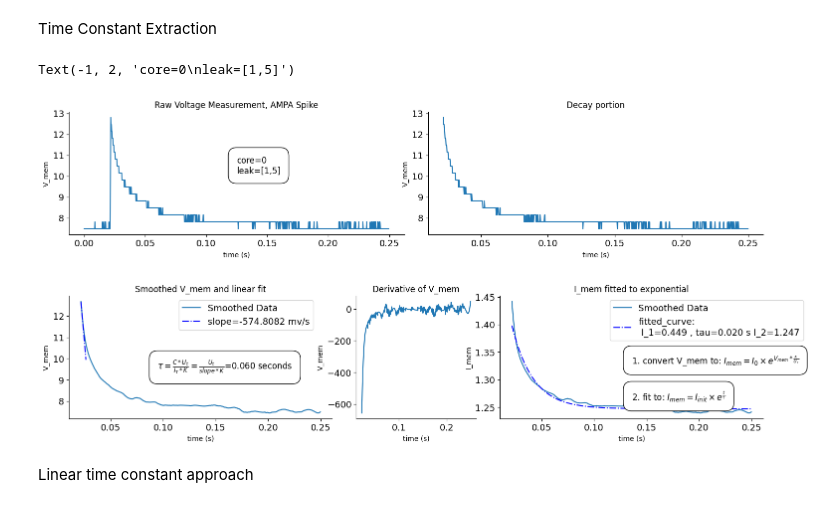
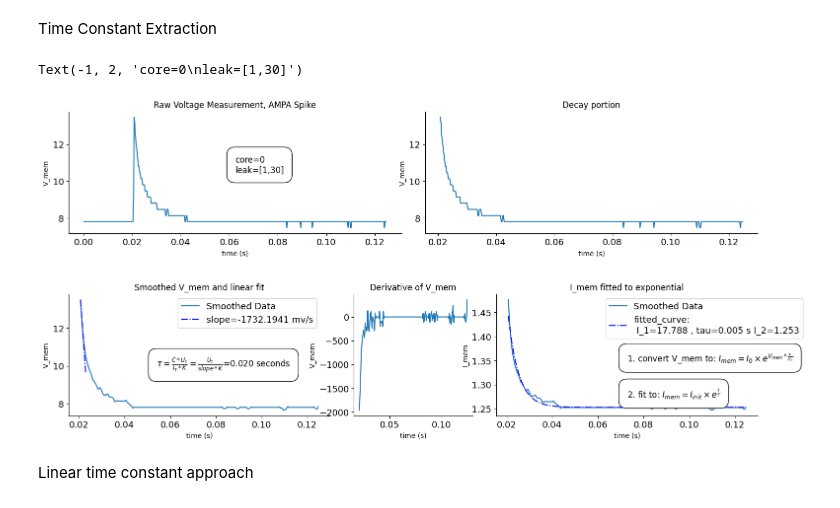
Before and after one commit to Aramatos/dynapse2_adaptation, a Jupyter notebook: Time_SYNAPSE_Inh.ipynb, the cells around one changed output. Drawn from its saved outputs; the diff is of its cells as text; code cells hidden in the pictures.

```diff
--- a/Time_SYNAPSE_Inh.ipynb
+++ b/Time_SYNAPSE_Inh.ipynb
@@ -92,18 +93,19 @@ time.sleep(0.1)
 <font size=10> Single Recording
 # %%
 #set test parameters
-test_type='AMPA'
+test_type='GABA_B'
 
-leak_coarse=1
-leak_fine=10
+leak_coarse=4
+leak_fine=30
 
-neuron_to_measure=11
+neuron_to_measure=30
 
 #set DC on neurons
 if test_type=='GABA_A' or test_type=='GABA_B':
-    set_parameter(myConfig.chips[0].cores[c].parameters,"SOIF_DC_P", 5, 200)
+    set_parameter(myConfig.chips[0].cores[core_to_measure].parameters,"SOIF_DC_P", 5, 250)
+    print('hi')
 elif test_type=='AMPA' or test_type=='NMDA':
-    set_parameter(myConfig.chips[0].cores[c].parameters,"SOIF_DC_P", 0, 0)
+    set_parameter(myConfig.chips[0].cores[core_to_measure].parameters,"SOIF_DC_P", 0, 0)
 
 
 #input_events=regular_gen(input_neuron,1,10,1)
@@ -120,7 +122,7 @@ elif test_type=='NMDA':
 elif test_type=='GABA_B':
     #set GABA B slow inhibitory substractive synapse parameters
     set_parameter(myConfig.chips[0].cores[core_to_measure].parameters, 'DEGA_ITAU_P',leak_coarse,leak_fine)# SST to PC
-    set_parameter(myConfig.chips[0].cores[core_to_measure].parameters, 'DEGA_IGAIN_P',3,80)
+    set_parameter(myConfig.chips[0].cores[core_to_measure].parameters, 'DEGA_IGAIN_P',0,0)
     input_events=isi_gen(input_neuron_4,[0],[0])
 elif test_type=='GABA_A':
     #set GABA A fast inhibitory shunt synapse parameters
@@ -135,6 +137,6 @@ model.apply_configuration(myConfig)
 time.sleep(0.1)
 
 #SAVE
-[time_values_1,voltages_1]=measure_spike(board,input_events,duration=.2,frequency=4000)
+[time_values_1,voltages_1]=measure_spike(board,input_events,duration=1,frequency=4000)
 recording_data_path = f'/home/hector/Documents/dynapse-se2-data/time_constant_recordings/{test_type}_test.npy'
 np.save(recording_data_path,[time_values_1,voltages_1])
@@ -182,7 +178,7 @@ elif test_type=='AMPA' or test_type=='NMDA':
 if test_type=='AMPA':
     #set ampa synapse parameters
     set_parameter(myConfig.chips[0].cores[core_to_measure].parameters,'DEAM_ETAU_P',0,30)
-    set_parameter(myConfig.chips[0].cores[core_to_measure].parameters,'DEAM_EGAIN_P',3,80)
+    set_parameter(myConfig.chips[0].cores[core_to_measure].parameters,'DEAM_EGAIN_P',3,160)
     input_events=isi_gen(input_neuron_1,[0],[0])
     print('AMPA')
 elif test_type=='NMDA':
@@ -219,14 +215,14 @@ if sweep == 'leak':
         change_synapse_leak(myConfig,test_type,model,core_to_measure,coarse_value,fine)
         spike_recording_data.append(measure_spike(board, input_events, duration=.5))
         data_dict['fine_values'].append(fine)
-        data_dict['coarse_value'].append(leak_coarse)
+        data_dict['coarse_value'].append(coarse_value)
 elif sweep == 'gain':
     for fine in fine_values:
         # twst sweep gain level of synapse
         change_synapse_gain(myConfig,test_type,model,core_to_measure,coarse_value,fine)
         spike_recording_data.append(measure_spike(board, input_events, duration=.5))
         data_dict['fine_values'].append(fine)
-        data_dict['coarse_value'].append(leak_coarse)
+        data_dict['coarse_value'].append(coarse_value)
 
 data_dict['spike_recording_data'] = spike_recording_data
 
@@ -410,7 +406,7 @@ Kappa=0.75
 recording_data_path = f'/home/hector/Documents/dynapse-se2-data/time_constant_recordings/{test_type}_test.npy'
 spike_recording_data = np.load(recording_data_path, allow_pickle=True)
 [raw_time, raw_voltage]=spike_recording_data
-recording_window=1000
+recording_window=500
 [raw_time, raw_voltage]=[raw_time[0:recording_window], raw_voltage[0:recording_window]]
 
 Butter=False
@@ -425,8 +421,8 @@ decay_voltage = voltage[np.argmax(voltage):]
 decay_time = raw_time[np.argmax(voltage):]
 
 # Smooth the data and take the derivative
-window_length = 100
-polyorder=5
+window_length = 15
+polyorder= 5
 voltage_smooth = savgol_filter(decay_voltage, window_length, polyorder)
 voltage_derivative = np.gradient(voltage_smooth, decay_time)
 
@@ -434,11 +430,11 @@ voltage_derivative = np.gradient(voltage_smooth, decay_time)
 beta = .75/26
 I_mem = np.exp((voltage_smooth) * beta)
 initial_guess = [max(I_mem), 1, 0.02]
-params, params_covariance = curve_fit(exp_func, decay_time, I_mem, p0=initial_guess, bounds=([0, 0, -2], [np.inf, 2, 2]))
+params, params_covariance = curve_fit(exp_func, decay_time, I_mem, p0=initial_guess, bounds=([0, 0, -2], [1000, 2, 2]))
 
 # Linear Fit
-window_2=20
-window=7
+window_2=10
+window=5
 model_linear = LinearRegression()
 model_linear.fit(decay_time[0:window].reshape(-1, 1), voltage_smooth[0:window])
 y_pred = model_linear.predict(decay_time[0:window].reshape(-1, 1))
@@ -480,35 +476,35 @@ ax5.set_title('I_mem fitted to exponential')
 ax1.set_ylabel('V_mem')
 ax2.set_ylabel('V_mem')
 ax3.set_ylabel('V_mem')
 ax4.set_ylabel('V_mem')
 ax5.set_ylabel('I_mem')
 
 axes=[ax1,ax2,ax3,ax4,ax5]
 for i in axes:
     i.set_xlabel('time (s)')
     i.tick_params(axis='both', which='major', labelsize=13)
     i.spines['right'].set_visible(False)
     i.spines['top'].set_visible(False)
 
 # Show the plot
 plt.text(.50, .45, r'1. convert V_mem to: $I_{mem}=I_{0} \times e^{V_{mem}*\frac{\kappa}{U_{T}}}$', fontsize=12,
      bbox=dict(facecolor='white', edgecolor='black', boxstyle='round,pad=1'),
      transform=plt.gca().transAxes)
 
 plt.text(-1.3, .4, r'$\tau=\frac{C * U_{t}}{I_{\tau} *K}=\frac{U_{t}}{slope *K}}$='+'%5.3f seconds' % taul_linear, fontsize=12,
      bbox=dict(facecolor='white', edgecolor='black', boxstyle='round,pad=1'),
      transform=plt.gca().transAxes)
 
 plt.text(.50, .15, r'2. fit to: $I_{mem}=I_{init} \times e^\frac{t}{\tau}$', fontsize=12,
      bbox=dict(facecolor='white', edgecolor='black', boxstyle='round,pad=1'),
      transform=plt.gca().transAxes)
 
 plt.text(-1,2 , f'core={core_to_measure}\nleak=[{leak_coarse},{leak_fine}]', fontsize=12,
      bbox=dict(facecolor='white', edgecolor='black', boxstyle='round,pad=1'),
      transform=plt.gca().transAxes)
 # %% [output]
-Text(-1, 2, 'core=0\nleak=[1,5]')
+Text(-1, 2, 'core=0\nleak=[1,30]')
-[figure, old version]
+[figure, new version]
 # %% [markdown]
 <font size=9> Linear time constant approach
 # %%
```
Also changed, not shown: parts of 7 cells of this notebook.
